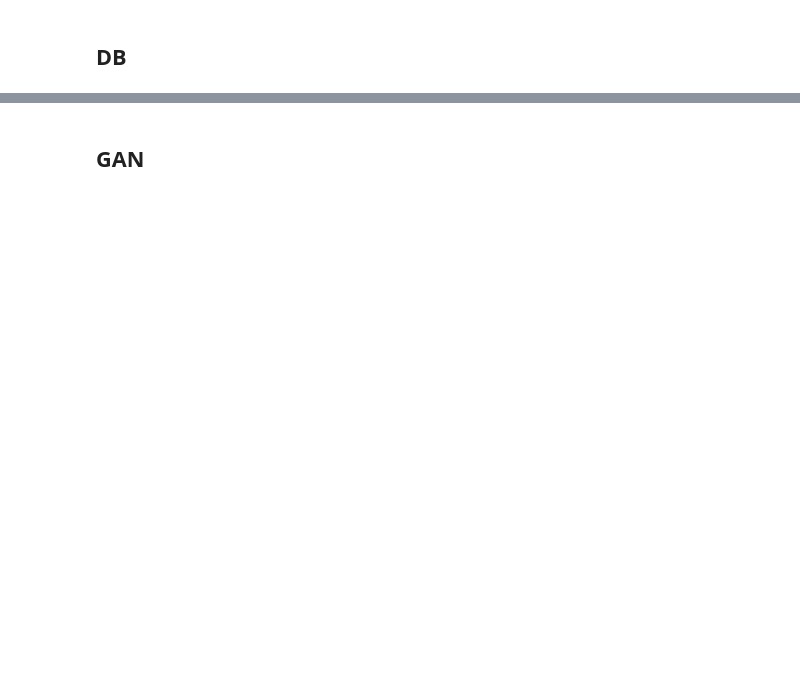
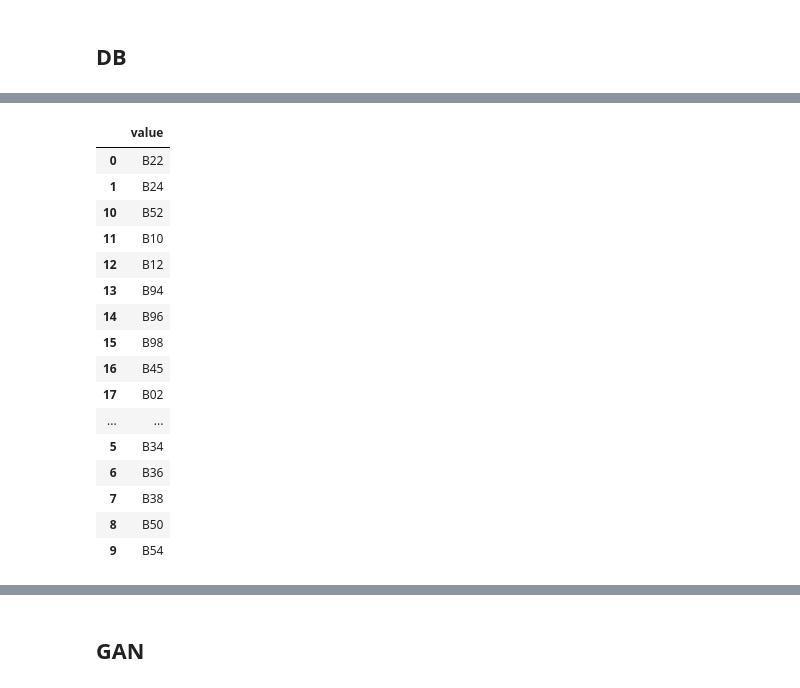
Before and after one commit to danielorzan/ATI_project, a Jupyter notebook: main.ipynb, the cells around one changed output, grey strips where cells are left out. Saved outputs shown, nothing was run; the diff lists cells and outputs as text; code cells hidden in the pictures; blank space fills up the shorter version.

```diff
--- a/main.ipynb
+++ b/main.ipynb
@@ -186,0 +366,3 @@ a['name'] == b['display_name']
+# %%
+buildings = pd.read_json(r'C:\Users\Administrator\Desktop\ATI_project\database files\WBS_L_3_Building.csv')
+levels = pd.read_json(r'C:\Users\Administrator\Desktop\ATI_project\database files\WBS_L_4_Level.csv')
@@ -186,0 +391,21 @@ a['name'] == b['display_name']
+# %%
+buildings = buildings.drop(index=3)
+buildings
+# %% [output]
+|  | value |
+| 0 | B22 |
+| 1 | B24 |
+| 10 | B52 |
+| 11 | B10 |
+| 12 | B12 |
+| 13 | B94 |
+| 14 | B96 |
+| 15 | B98 |
+| 16 | B45 |
+| 17 | B02 |
+| ... | ... |
+| 5 | B34 |
+| 6 | B36 |
+| 7 | B38 |
+| 8 | B50 |
+| 9 | B54 |
```
Also changed, not shown: parts of 61 cells of this notebook, 29 other files.
